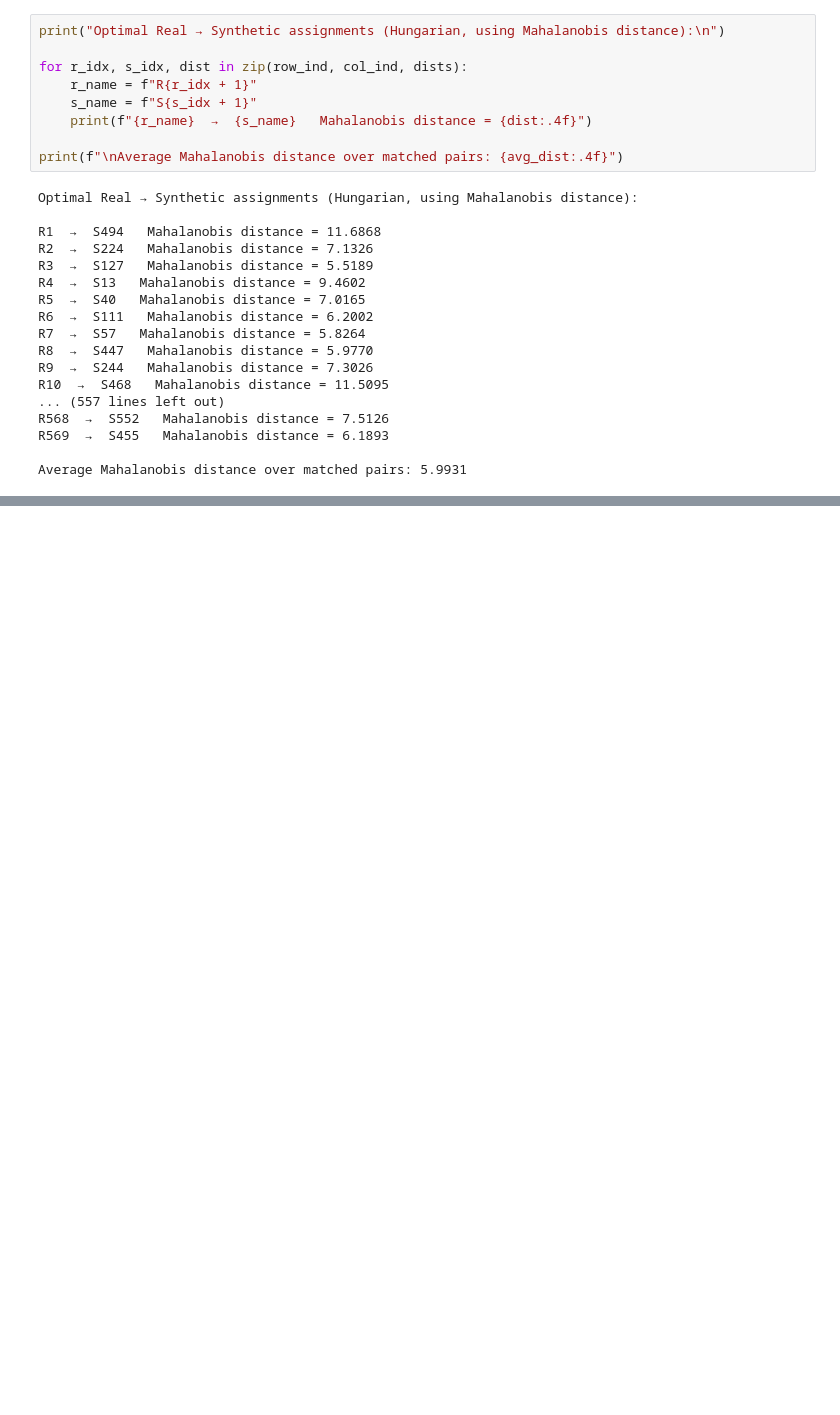
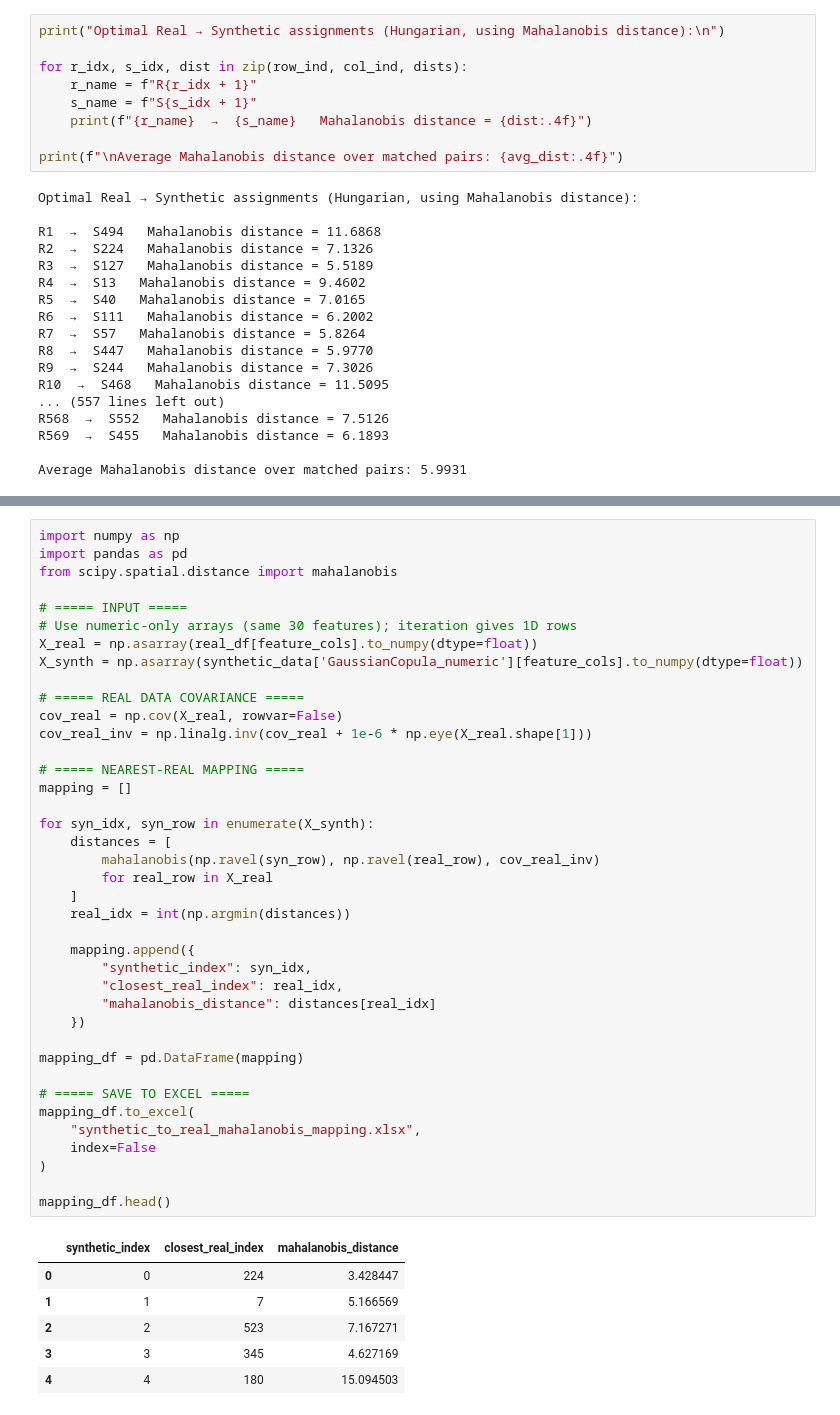
Before and after one commit to bdsul/Synthetic-data_Audit, a Jupyter notebook: Mahalanobis_distance/Cancer/cancer_sdv_mahalanobis_assessment.ipynb, the cells around one changed output, grey strips where cells are left out. Cells and saved outputs as stored; diff of their text form; blank space fills up the shorter version.

```diff
--- a/Mahalanobis_distance/Cancer/cancer_sdv_mahalanobis_assessment.ipynb
+++ b/Mahalanobis_distance/Cancer/cancer_sdv_mahalanobis_assessment.ipynb
@@ -494,0 +538,46 @@ KeyError: 'diagnosis'
+# %%
+import numpy as np
+import pandas as pd
+from scipy.spatial.distance import mahalanobis
+
+# ===== INPUT =====
+# Use numeric-only arrays (same 30 features); iteration gives 1D rows
+X_real = np.asarray(real_df[feature_cols].to_numpy(dtype=float))
+X_synth = np.asarray(synthetic_data['GaussianCopula_numeric'][feature_cols].to_numpy(dtype=float))
+
+# ===== REAL DATA COVARIANCE =====
+cov_real = np.cov(X_real, rowvar=False)
+cov_real_inv = np.linalg.inv(cov_real + 1e-6 * np.eye(X_real.shape[1]))
+
+# ===== NEAREST-REAL MAPPING =====
+mapping = []
+
+for syn_idx, syn_row in enumerate(X_synth):
+    distances = [
+        mahalanobis(np.ravel(syn_row), np.ravel(real_row), cov_real_inv)
+        for real_row in X_real
+    ]
+    real_idx = int(np.argmin(distances))
+
+    mapping.append({
+        "synthetic_index": syn_idx,
+        "closest_real_index": real_idx,
+        "mahalanobis_distance": distances[real_idx]
+    })
+
+mapping_df = pd.DataFrame(mapping)
+
+# ===== SAVE TO EXCEL =====
+mapping_df.to_excel(
+    "synthetic_to_real_mahalanobis_mapping.xlsx",
+    index=False
+)
+
+mapping_df.head()
+# %% [output]
+|  | synthetic_index | closest_real_index | mahalanobis_distance |
+| 0 | 0 | 224 | 3.428447 |
+| 1 | 1 | 7 | 5.166569 |
+| 2 | 2 | 523 | 7.167271 |
+| 3 | 3 | 345 | 4.627169 |
+| 4 | 4 | 180 | 15.094503 |
```
Also changed, not shown: parts of 9 cells of this notebook, 16 other files.
